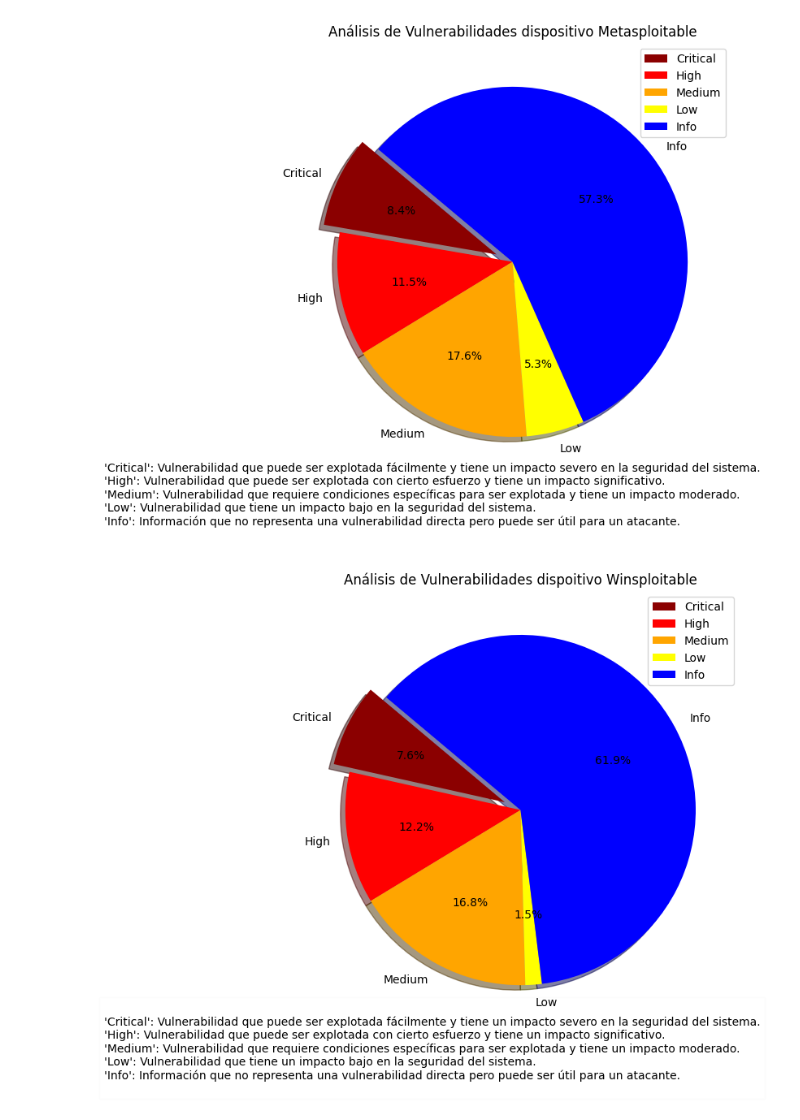
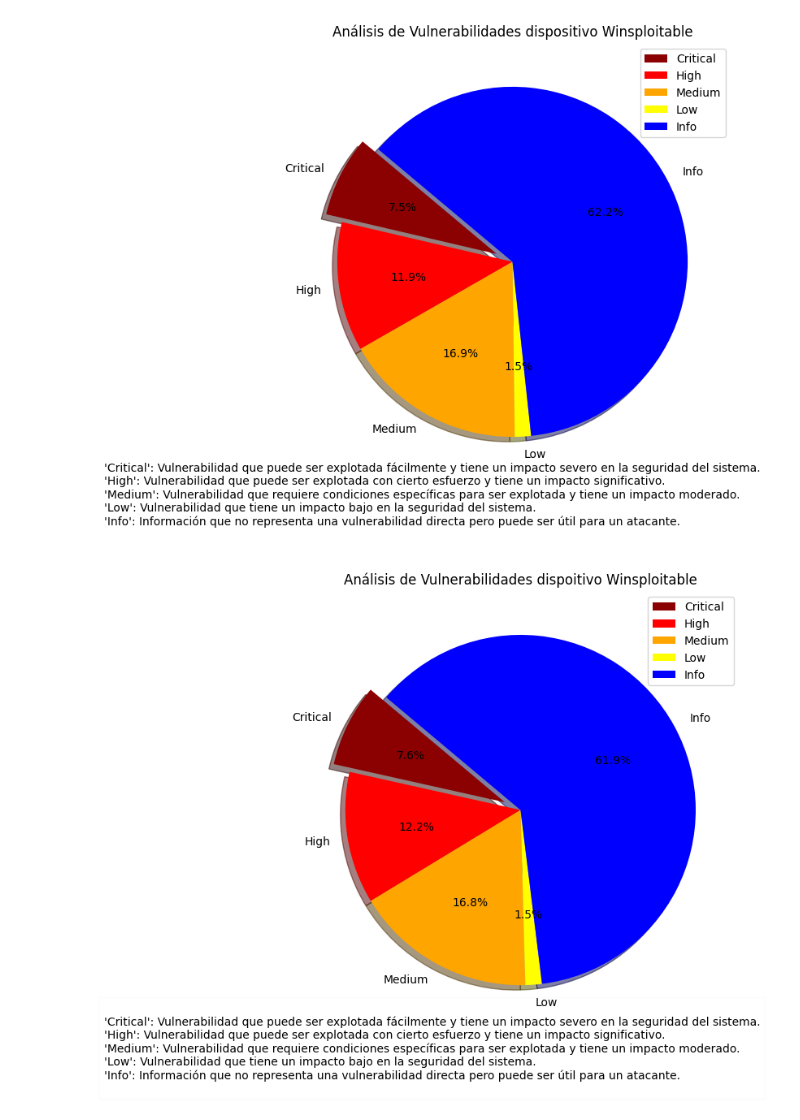
Before and after one commit to vicevil77/CIBERSEGURIDAD_THEBRIDGE, a Jupyter notebook: GENERAL_TEAM_CHALLENGES/RETO_4/imagen.ipynb, the cells around one changed output. Drawn from its saved outputs; the diff is of its cells as text; code cells hidden in the pictures.

```diff
--- a/GENERAL_TEAM_CHALLENGES/RETO_4/imagen.ipynb
+++ b/GENERAL_TEAM_CHALLENGES/RETO_4/imagen.ipynb
@@ -1,35 +1,35 @@
 # %%
 import matplotlib.pyplot as plt
 
 # Datos de las vulnerabilidades
 labels = ['Critical', 'High', 'Medium', 'Low', 'Info']
-sizes = [11, 15, 23, 7, 75]
+sizes = [15, 24, 34, 3, 125]
 colors = ['#8B0000', '#FF0000', '#FFA500', '#FFFF00', '#0000FF']
 explode = (0.1, 0, 0, 0, 0)  # Solo "explota" la primera porción (Critical)
 
 # Crear el gráfico circular
 plt.figure(figsize=(10, 7))
 plt.pie(sizes, explode=explode, labels=labels, colors=colors, autopct='%1.1f%%',
         shadow=True, startangle=140)
-plt.title('Análisis de Vulnerabilidades dispositivo Metasploitable')
+plt.title('Análisis de Vulnerabilidades dispositivo Winsploitable')
 
 # Añadir la leyenda
 plt.legend(labels, loc="best")
 
 # Añadir la definición de cada etiqueta
 definitions = """
 'Critical': Vulnerabilidad que puede ser explotada fácilmente y tiene un impacto severo en la seguridad del sistema.
 'High': Vulnerabilidad que puede ser explotada con cierto esfuerzo y tiene un impacto significativo.
 'Medium': Vulnerabilidad que requiere condiciones específicas para ser explotada y tiene un impacto moderado.
 'Low': Vulnerabilidad que tiene un impacto bajo en la seguridad del sistema.
 'Info': Información que no representa una vulnerabilidad directa pero puede ser útil para un atacante.
 """
 plt.gcf().text(0.01, 0.01, definitions, fontsize=10)
 
 # Mostrar el gráfico
 plt.show()
 # %% [output]
-[figure, old version]
+[figure, new version]
 # %%
 import matplotlib.pyplot as plt
 
```
Also changed, not shown: parts of 3 cells of this notebook, 8 other files.
